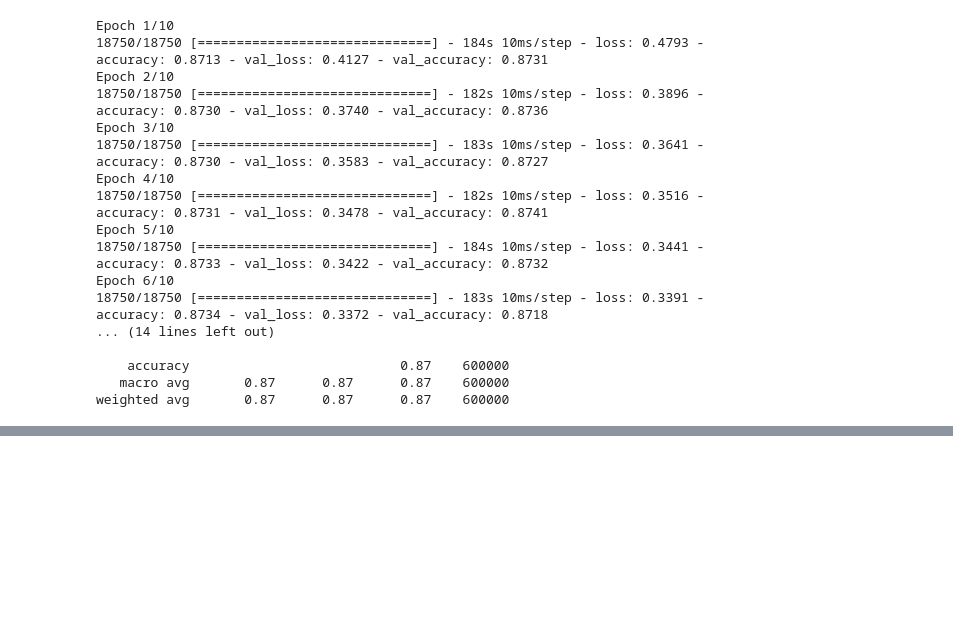
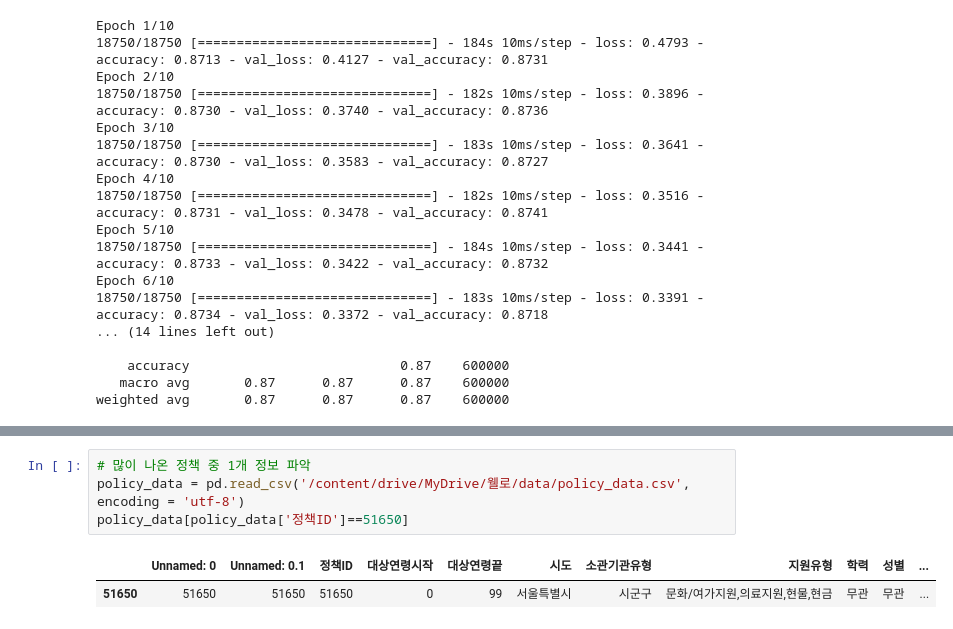
Before and after one commit to dlskawns/Features_Matched_RecSys, a Jupyter notebook: wide_deep_model.ipynb, the cells around one changed output, grey strips where cells are left out. Saved outputs shown, nothing was run; the diff lists cells and outputs as text; blank space fills up the shorter version.

```diff
--- a/wide_deep_model.ipynb
+++ b/wide_deep_model.ipynb
@@ -455,0 +480,7 @@ weighted avg       0.87      0.87      0.87    600000
+# %%
+# 많이 나온 정책 중 1개 정보 파악
+policy_data = pd.read_csv('/content/drive/MyDrive/웰로/data/policy_data.csv', encoding = 'utf-8')
+policy_data[policy_data['정책ID']==51650]
+# %% [output]
+|  | Unnamed: 0 | Unnamed: 0.1 | 정책ID | 대상연령시작 | 대상연령끝 | 시도 | 소관기관유형 | 지원유형 | 학력 | 성별 | ... |
+| 51650 | 51650 | 51650 | 51650 | 0 | 99 | 서울특별시 | 시군구 | 문화/여가지원,의료지원,현물,현금 | 무관 | 무관 | ... |
```
Also changed, not shown: parts of 6 cells of this notebook.
